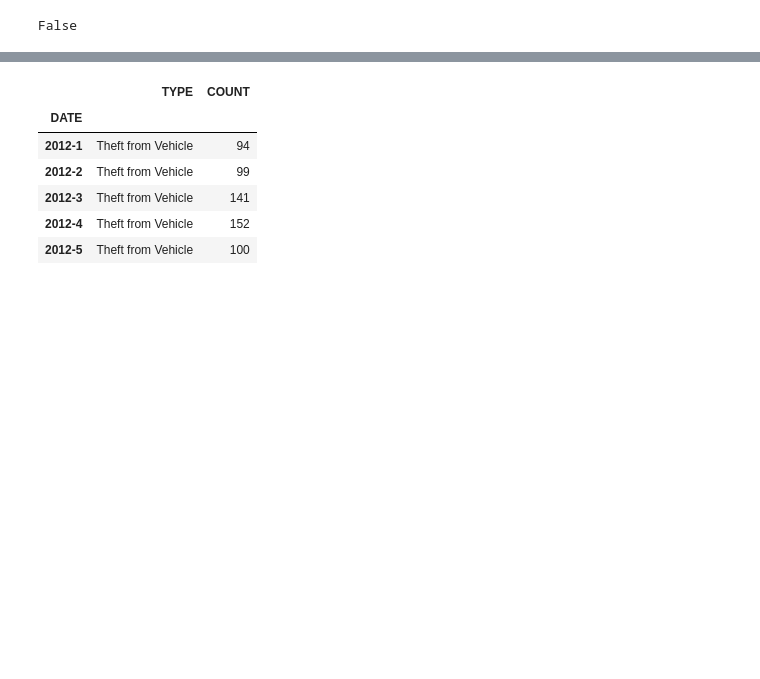
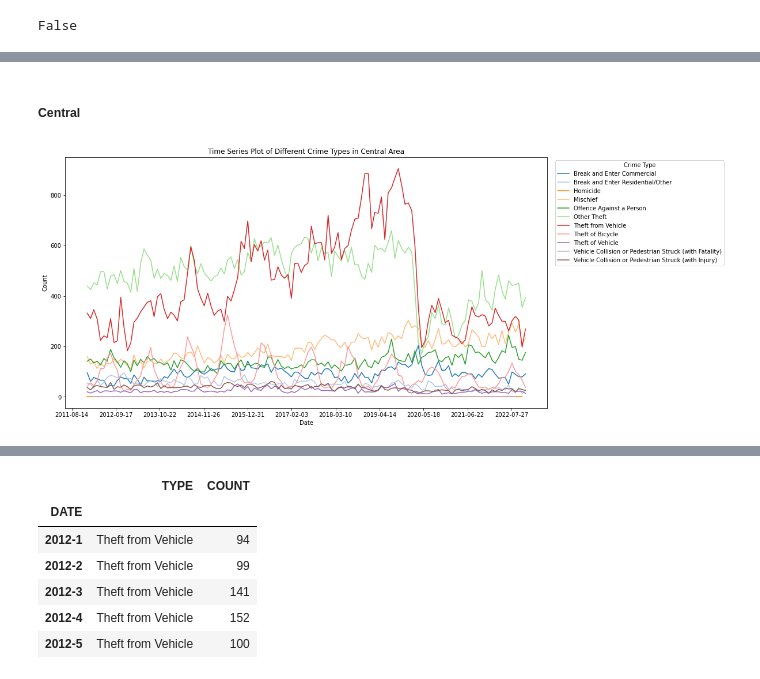
Before and after one commit to sawyerwxy/ECON323_Final_Project, a Jupyter notebook: final_project_econ323 (1).ipynb, the cells around one changed output, grey strips where cells are left out. Saved outputs shown, nothing was run; the diff lists cells and outputs as text; code cells hidden in the pictures; blank space fills up the shorter version.

```diff
--- a/final_project_econ323 (1).ipynb
+++ b/final_project_econ323 (1).ipynb
@@ -380,4 +402,0 @@ plt.legend(title='Crime Type', bbox_to_anchor=(1.01, 1), loc='upper left')
-# %%
-# Remove unuseful columns: "YEAR", "MONTH" and "AREA"
-df_central = df_central.drop(columns = ['YEAR', 'MONTH', 'AREA'])
-df_central.head()
@@ -442,0 +411,6 @@ plt.legend(title='Crime Type', bbox_to_anchor=(1.01, 1), loc='upper left')
+# %% [markdown]
+##### Central
+# %%
+smooth_crime_plot("Central", df_central, 0)
+# %% [output]
+[figure, added]
```
Also changed, not shown: parts of 113 cells of this notebook.
